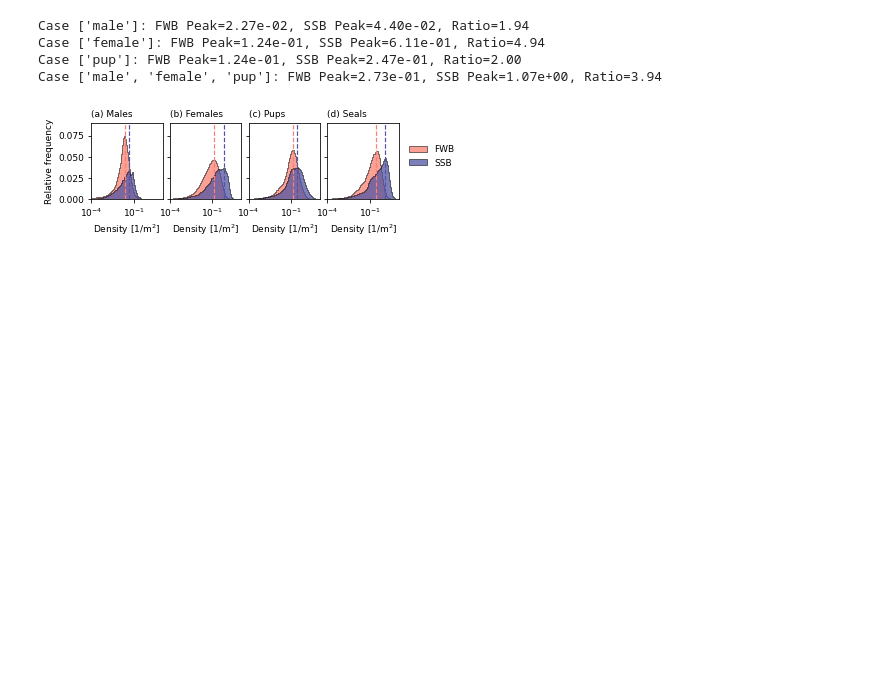
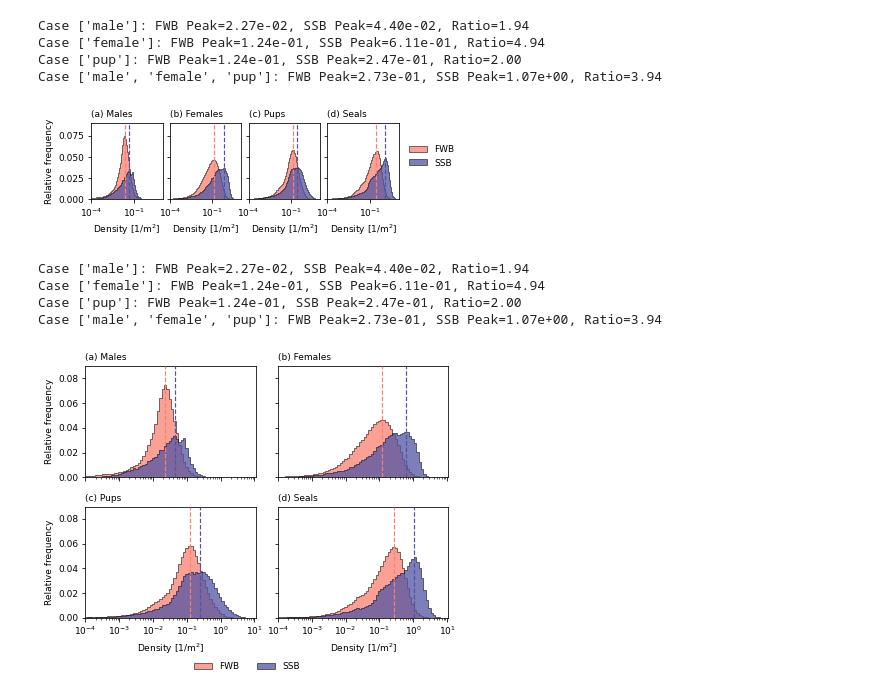
Before and after one commit to fabrylab/AntarcticFurSealDensity, a Jupyter notebook: analysis.ipynb, the cells around one changed output. Saved outputs shown, nothing was run; the diff lists cells and outputs as text; code cells hidden in the pictures; blank space fills up the shorter version.

```diff
--- a/analysis.ipynb
+++ b/analysis.ipynb
@@ -1205,6 +1133,78 @@ Case ['female']: FWB Peak=1.24e-01, SSB Peak=6.11e-01, Ratio=4.94
 Case ['pup']: FWB Peak=1.24e-01, SSB Peak=2.47e-01, Ratio=2.00
 Case ['male', 'female', 'pup']: FWB Peak=2.73e-01, SSB Peak=1.07e+00, Ratio=3.94
 [figure]
+# %%
+fontsize = 9
+bins = np.logspace(np.log10(1e-5), np.log10(1e2), 100)
+titles = ["(a) Males", "(b) Females", "(c) Pups", "(d) Seals"]
+
+fig, axes = plt.subplots(2, 2, figsize=(5.9, 4.5), sharey=True, sharex=True)
+axes = axes.flatten()
+
+for i, (ax, case) in enumerate(zip(axes, cases)):
+    ssb_vor = vor_cache[("ssb", tuple(case))]
+    fwb_vor = vor_cache[("fwb", tuple(case))]
+    ssb_vals = 1 / ssb_vor.loc[ssb_vor['class'].isin(case), 'voronoi_area']
+    fwb_vals = 1 / fwb_vor.loc[fwb_vor['class'].isin(case), 'voronoi_area']
+
+    weights_fwb = np.ones_like(fwb_vals) / len(fwb_vals)
+    ax.hist(fwb_vals, bins=bins, weights=weights_fwb,
+            label='FWB', color=colors["fwb"], edgecolor="black",
+            histtype='stepfilled', zorder=9, lw=0.7, alpha=0.75)
+
+    weights_ssb = np.ones_like(ssb_vals) / len(ssb_vals)
+    ax.hist(ssb_vals, bins=bins, weights=weights_ssb,
+            label='SSB', color=colors["ssb"], edgecolor="black",
+            histtype='stepfilled', zorder=10, lw=0.7, alpha=0.75)
+
+    peak_locs = {}
+    for label, vals, color in [("FWB", fwb_vals, colors["fwb"]), ("SSB", ssb_vals, colors["ssb"])]:
+        if len(vals) > 1:
+            log_vals = np.log10(vals[vals > 0])
+            kde = gaussian_kde(log_vals)
+            grid_log = np.linspace(np.log10(1e-5), np.log10(1e2), 1000)
+            kde_y = kde(grid_log)
+            peak_log = grid_log[np.argmax(kde_y)]
+            true_peak = 10**peak_log
+            peak_locs[label] = true_peak
+            ax.axvline(true_peak, color=color, linestyle='--', linewidth=1.2, zorder=15)
+
+    if "FWB" in peak_locs and "SSB" in peak_locs:
+        ratio = peak_locs["SSB"] / peak_locs["FWB"]
+        print(f"Case {case}: FWB Peak={peak_locs['FWB']:.2e}, SSB Peak={peak_locs['SSB']:.2e}, Ratio={ratio:.2f}")
+
+    ax.set_xscale('log')
+    ax.set_title(titles[i], fontsize=fontsize, loc="left")
+    ax.tick_params(axis="both", labelsize=fontsize)
+    ax.set_ylim(0, 0.09)
+    ax.set_xlim(1e-4, 1.1e1)
+
+    # X-label only for bottom row
+    if i >= 2:
+        ax.set_xlabel(r"Density [$\mathrm{1/m^2}$]", fontsize=9)
+
+    # Y-label only for left column
+    if i % 2 == 0:
+        ax.set_ylabel("Relative frequency", fontsize=9)
+
+# Legend below the figure
+handles, labels_ = axes[0].get_legend_handles_labels()
+fig.legend(handles, labels_,
+           loc='lower center',
+           bbox_to_anchor=(0.5, -0.04),
+           ncol=2,
+           frameon=False,
+           fontsize=fontsize)
+
+plt.tight_layout()
+plt.savefig("figures/figure4_v2.png", dpi=300, bbox_inches='tight', facecolor="white")
+plt.show()
+# %% [output]
+Case ['male']: FWB Peak=2.27e-02, SSB Peak=4.40e-02, Ratio=1.94
+Case ['female']: FWB Peak=1.24e-01, SSB Peak=6.11e-01, Ratio=4.94
+Case ['pup']: FWB Peak=1.24e-01, SSB Peak=2.47e-01, Ratio=2.00
+Case ['male', 'female', 'pup']: FWB Peak=2.73e-01, SSB Peak=1.07e+00, Ratio=3.94
+[figure, added]
 # %%
 COLORS = {
     "background": "#A0A0A0",
```
Also changed, not shown: parts of 13 cells of this notebook.
